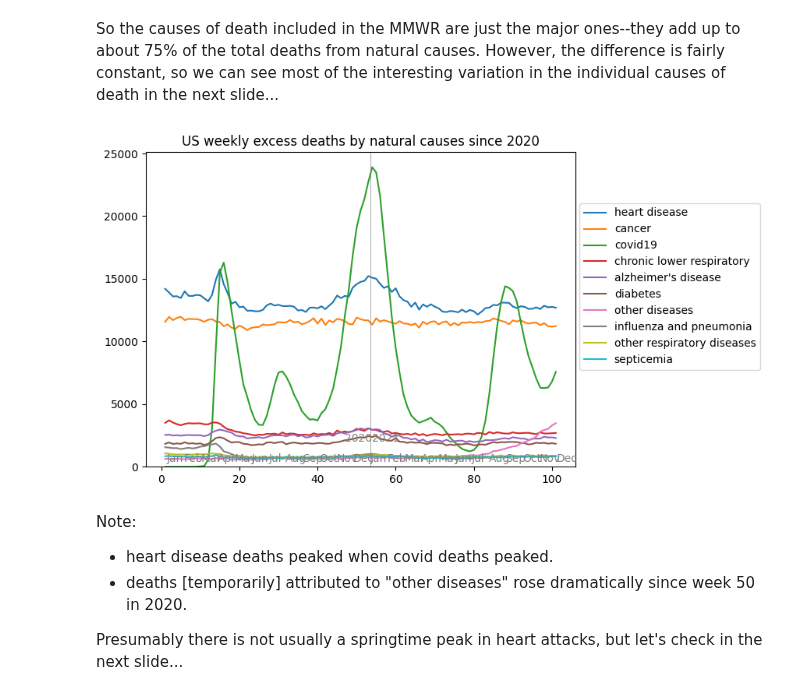
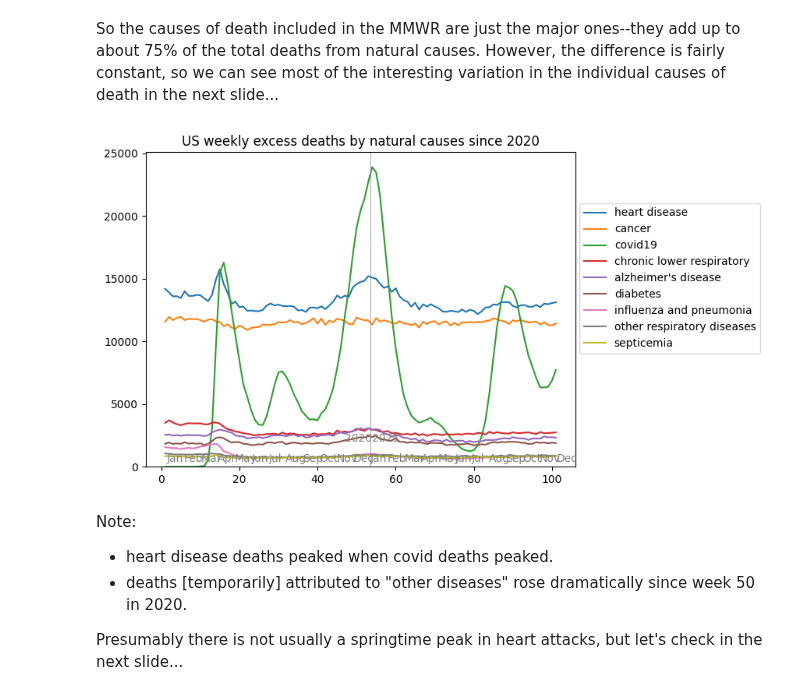
Before and after one commit to jsaponara/exploring_death_data, a Jupyter notebook: deaths-us-natural_cause.ipynb, the cells around one changed output. Cells and saved outputs as stored; diff of their text form; code cells hidden in the pictures.

```diff
--- a/deaths-us-natural_cause.ipynb
+++ b/deaths-us-natural_cause.ipynb
@@ -695,7 +692,7 @@ cause_of_death_map = {
     'chronic_lower_respiratory': 'chronic lower respiratory',
     'other_diseases_of_respiratory': 'other respiratory diseases',
     #nephritis_nephrotic_syndrome': 'kidney disease',
-    'symptoms_signs_and_abnormal': 'other diseases',
+    #'symptoms_signs_and_abnormal': 'other diseases',
     'diseases_of_heart_i00_i09': 'heart disease',
     #cerebrovascular_diseases': 'stroke',
     'covid_19_u071_underlying_cause_of_death': 'covid19',
@@ -713,34 +710,34 @@ def append_cols_across_years(df, col_map, years):
         else:
             if len(index) > len(df_that_year):
                 start = index[0]
                 index = range(start, start + len(df_that_year))
         return pd.DataFrame(
             {
                 title: df_that_year[col][:n_weeks].values
                 for col, title in col_map.items()
             },
             index=index
         )
     year0, *years = years
     all_series = get_data(year0)
     for yr in years:
         n_weeks = weeks_in_year(yr)
         start = len(all_series) + 1
         end = start + n_weeks
         all_series = all_series.append(get_data(yr, index=range(start, end)))
     return all_series
 
 nat_cods = append_cols_across_years(loc_data_raw, cause_of_death_map, [2020, 2021])
 trim_df(nat_cods, max_undercount)
 
 plot_df(
     nat_cods,
     title=f'{loc_as_xx} weekly excess deaths by natural causes since 2020',
     xylegend=(1.35, 0.8),
     order='by_sum'        # todo add order by_final_value cuz that's nearest the legend.
 )
 # %% [output]
-[figure, old version]
+[figure, new version]
 # %% [markdown]
 Note:
 - heart disease deaths peaked when covid deaths peaked.
```
Also changed, not shown: parts of 14 cells of this notebook, 1 other file.
